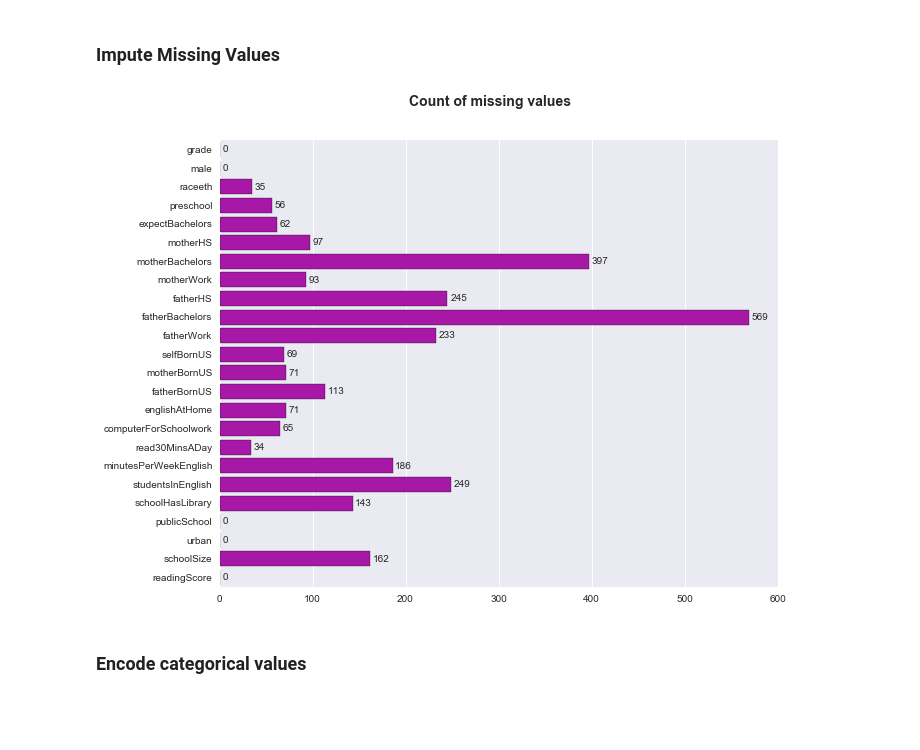
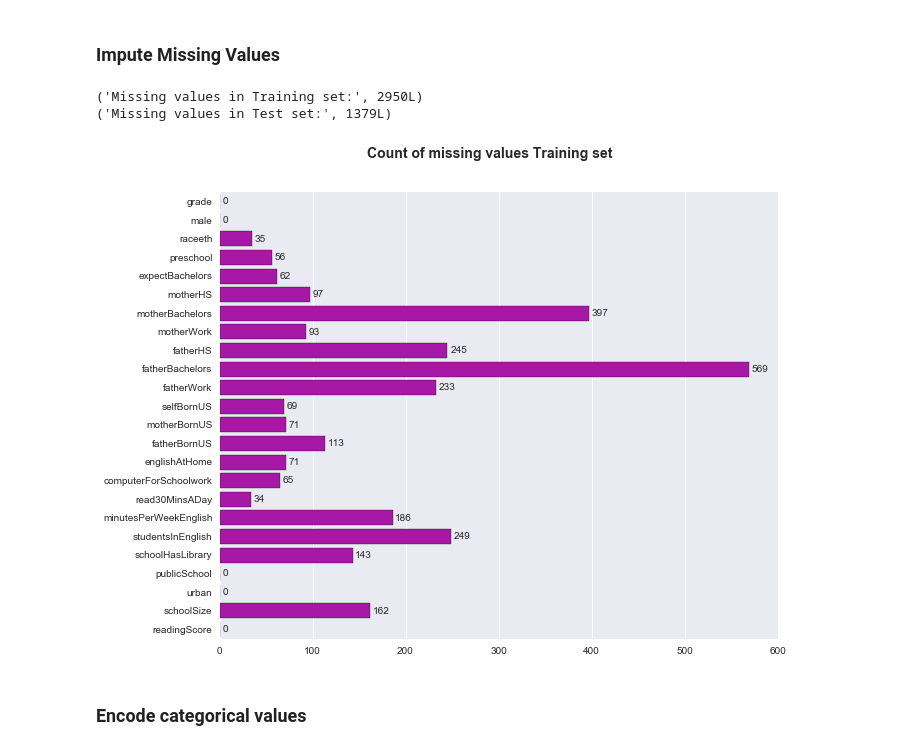
Before and after one commit to shintotm/TestScorePrediction, a Jupyter notebook: PreProcessing.ipynb, the cells around one changed output. Cells and saved outputs as stored; diff of their text form; code cells hidden in the pictures; blank space fills up the shorter version.

Commit message:
Missing value plot update

```diff
--- a/PreProcessing.ipynb
+++ b/PreProcessing.ipynb
@@ -49,18 +55,24 @@ print('Shape of test set: ', pisaTest.shape)
 ('Shape of test set: ', (1570, 24))
 # %% [markdown]
 ### Impute Missing Values
+# %%
+print('Missing values in Training set:', pisaTrain.isnull().sum().sum())
+print('Missing values in Test set:', pisaTest.isnull().sum().sum())
+# %% [output]
+('Missing values in Training set:', 2950L)
+('Missing values in Test set:', 1379L)
 # %%
 fig = plt.figure(figsize=(10, 8))
-fig.suptitle('Count of missing values', fontsize=14, fontweight='bold')
+fig.suptitle('Count of missing values Training set', fontsize=14, fontweight='bold')
 null_data = pisaTrain.isnull().sum()
 ax = sns.barplot(x = null_data.values, y=null_data.index, color="m" )
 i = 0
 for p in ax.patches:
     width = p.get_width()
     ax.text(width + 3, p.get_y() + 0.5, null_data.values[i])
     i += 1
 # %% [output]
-[figure, old version]
+[figure, new version]
 # %%
 # For continuous variables replace the missing data with average of columns
 pisaTrain['minutesPerWeekEnglish'].fillna(int(pisaTrain['minutesPerWeekEnglish'].mean()), inplace=True)
```
Also changed, not shown: parts of 20 cells of this notebook.
